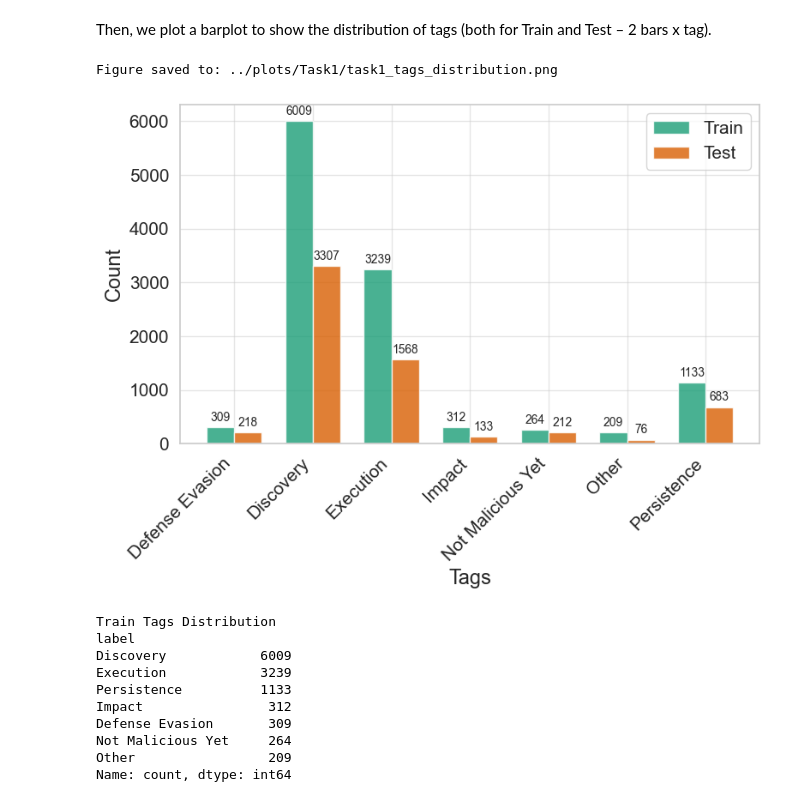
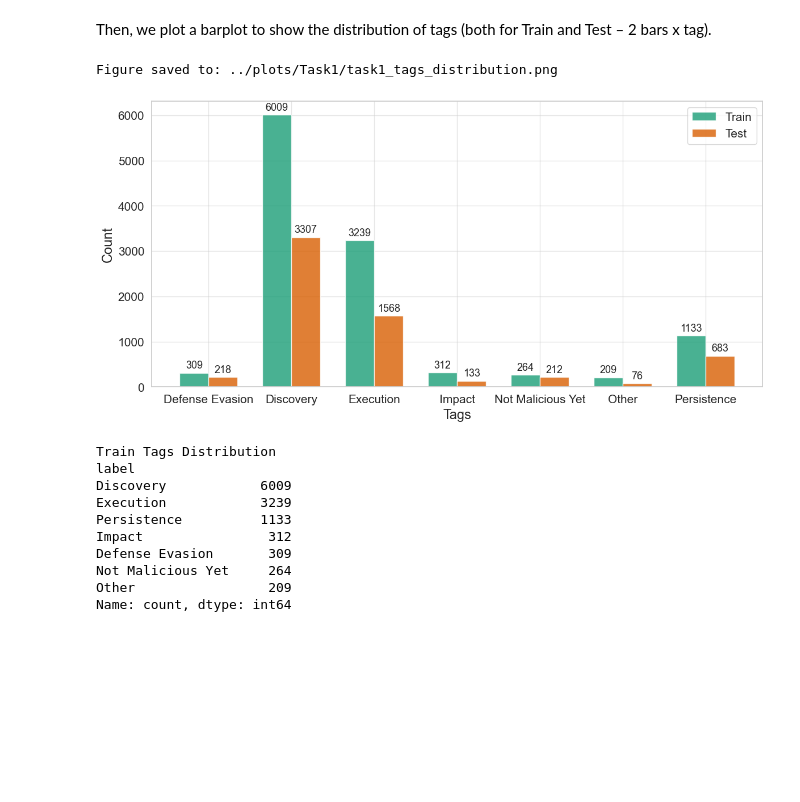
Before and after one commit to RenatoMignone/attack-tactic-recognition-nlp, a Jupyter notebook: lab/notebooks/Task1.ipynb, the cells around one changed output. Cells and saved outputs as stored; diff of their text form; code cells hidden in the pictures; blank space fills up the shorter version.

```diff
--- a/lab/notebooks/Task1.ipynb
+++ b/lab/notebooks/Task1.ipynb
@@ -68,38 +68,38 @@ test_counts = [test_tag_counts.get(label, 0) for label in all_labels]
 
 # Create grouped barplot
 x = np.arange(len(all_labels))
 width = 0.35
 
 sns.set_theme(style="whitegrid")
 colors = ["#1b9e77", "#d95f02"]
-fig, ax = plt.subplots(figsize=(8, 6))
+fig, ax = plt.subplots(figsize=(12, 6))
 bars1 = ax.bar(x - width/2, train_counts, width, label='Train', color=colors[0], alpha=0.8)
 bars2 = ax.bar(x + width/2, test_counts, width, label='Test', color=colors[1], alpha=0.8)
 
 ax.set_xlabel('Tags', fontsize=17)
 ax.set_ylabel('Count', fontsize=17)
 ax.set_xticks(x)
-ax.set_xticklabels(all_labels, rotation=45, ha='right')
+ax.set_xticklabels(all_labels)
 plt.tick_params(labelsize=15)
 plt.grid(alpha=0.5)
 ax.legend(fontsize=15)
 
 # Add value labels on bars
 for bar in bars1:
     height = bar.get_height()
     ax.annotate(f'{int(height)}', xy=(bar.get_x() + bar.get_width()/2, height),
-                xytext=(0, 3), textcoords="offset points", ha='center', va='bottom', fontsize=10)
+                xytext=(0, 3), textcoords="offset points", ha='center', va='bottom', fontsize=13)
 for bar in bars2:
     height = bar.get_height()
     ax.annotate(f'{int(height)}', xy=(bar.get_x() + bar.get_width()/2, height),
-                xytext=(0, 3), textcoords="offset points", ha='center', va='bottom', fontsize=10)
+                xytext=(0, 3), textcoords="offset points", ha='center', va='bottom', fontsize=13)
 
 plt.tight_layout()
 save_figure_for_report('task1_tags_distribution.png')
 plt.show()
 # %% [output]
 Figure saved to: ../plots/Task1/task1_tags_distribution.png
-[figure, old version]
+[figure, new version]
 # %%
 print("Train Tags Distribution")
 print(train_tag_counts)
```
Also changed, not shown: 26 other files.
